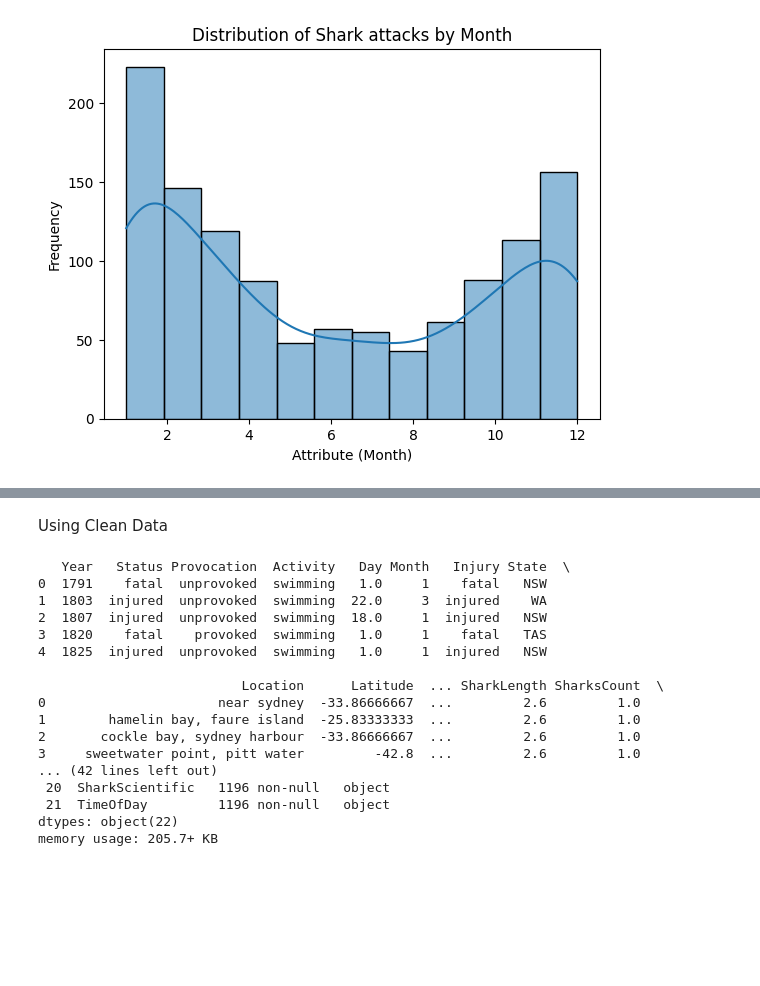
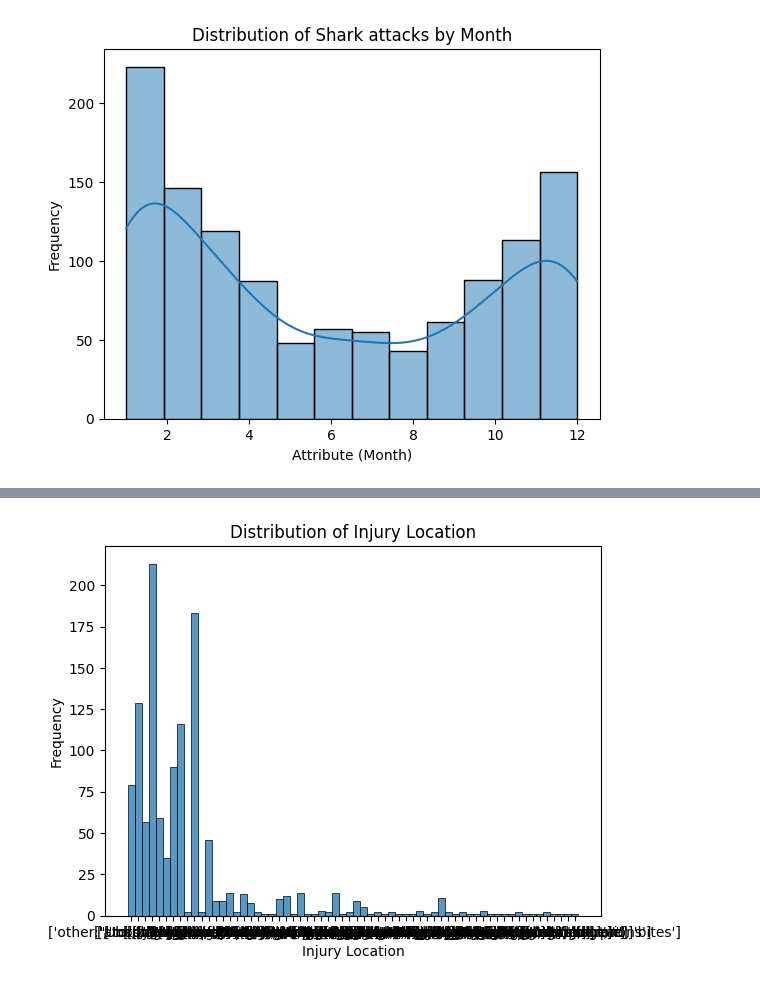
Before and after one commit to Jokas9632/shark-doo-doo, a Jupyter notebook: code/EDA.ipynb, the cells around one changed output, grey strips where cells are left out. Cells and saved outputs as stored; diff of their text form; code cells hidden in the pictures; blank space fills up the shorter version.

```diff
--- a/code/EDA.ipynb
+++ b/code/EDA.ipynb
@@ -211,51 +189,12 @@ df_inj[df_inj['Gender'] == ""]
-# %% [markdown]
-Using Clean Data
-# %%
-def read_activity_data():
-    with open(r"C:\Users\20231596\shark-doo-doo\code\cleaned_data.csv") as file:
-        data = list(csv.reader(file))
-        df = pd.DataFrame(data[1:], columns=data[0])
-        df.columns =['Year',
- 'Status',
- 'Provocation',
- 'Activity',
- 'Day',
- 'Month',
- 'Injury',
- 'State',
- 'Location',
- 'Latitude',
- 'Longitude',
- 'SharkName',
- 'SharkLength',
- 'SharksCount',
- 'InjuryLocation',
- 'Severity',
- 'Gender',
- 'Age',
- 'IncidentTime',
- 'Latitude_timedb2',
- 'SharkScientific',
- 'TimeOfDay']
-        print(df.head())
-        return df
-
-df_final = read_activity_data()
-# %% [output]
-   Year   Status Provocation  Activity   Day Month   Injury State  \
-0  1791    fatal  unprovoked  swimming   1.0     1    fatal   NSW
-1  1803  injured  unprovoked  swimming  22.0     3  injured    WA
-2  1807  injured  unprovoked  swimming  18.0     1  injured   NSW
-3  1820    fatal    provoked  swimming   1.0     1    fatal   TAS
-4  1825  injured  unprovoked  swimming   1.0     1  injured   NSW
-
-                          Location      Latitude  ... SharkLength SharksCount  \
-0                      near sydney  -33.86666667  ...         2.6         1.0
-1        hamelin bay, faure island  -25.83333333  ...         2.6         1.0
-2       cockle bay, sydney harbour  -33.86666667  ...         2.6         1.0
-3     sweetwater point, pitt water         -42.8  ...         2.6         1.0
-... (42 lines left out)
- 20  SharkScientific   1196 non-null   object
- 21  TimeOfDay         1196 non-null   object
-dtypes: object(22)
-memory usage: 205.7+ KB
+# %%
+
+
+sns.histplot(df_data['InjuryLocation'])
+plt.title("Distribution of Injury Location")
+plt.xlabel("Injury Location")
+plt.ylabel("Frequency")
+plt.show()
+
+injury_categories = df_data['InjuryLocation'].unique()
+# %% [output]
+[figure, added]
```
Also changed, not shown: parts of 8 cells of this notebook, 2 other files.
